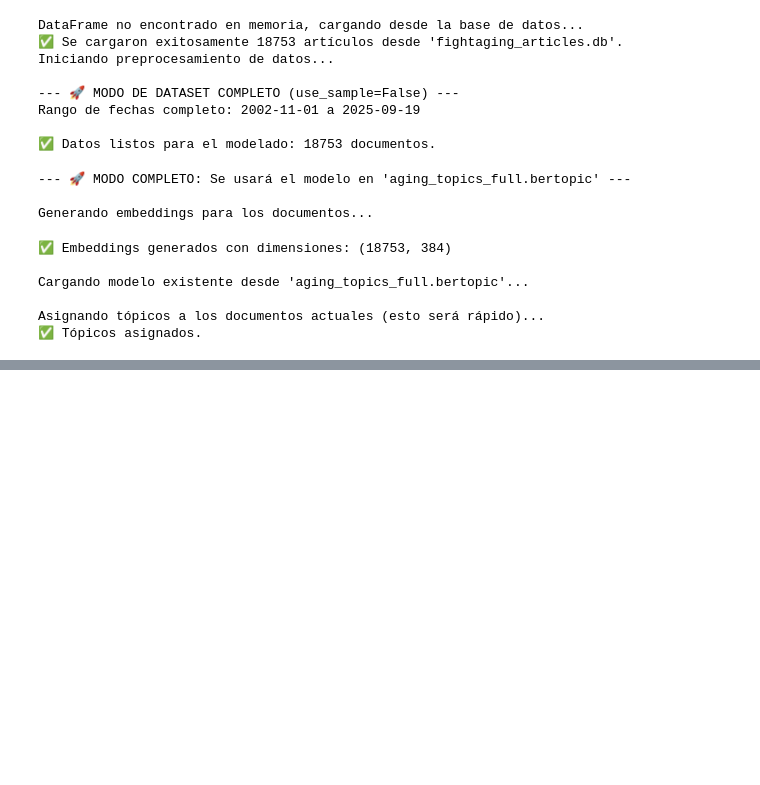
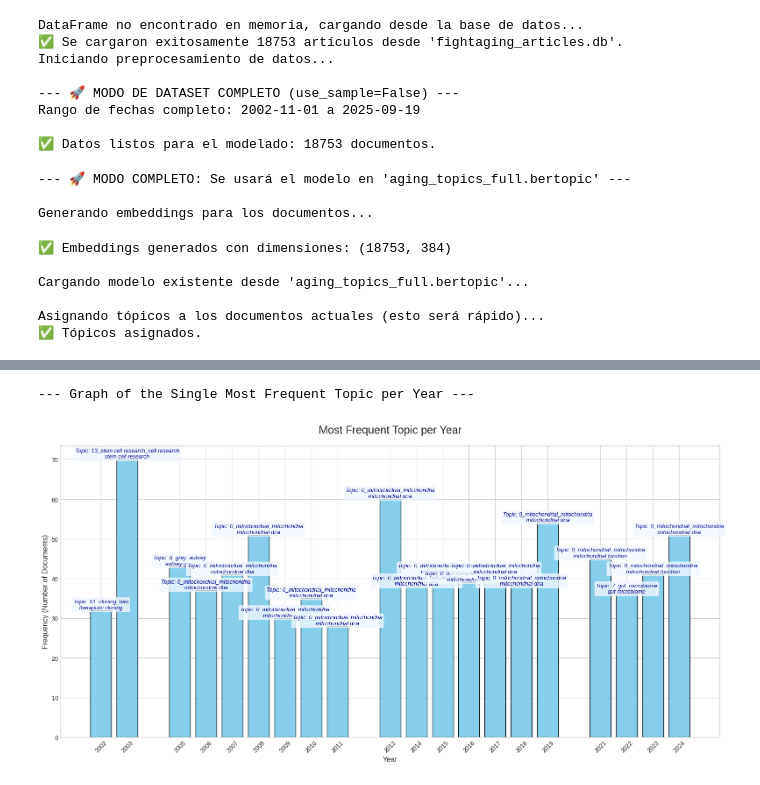
Before and after one commit to CesarPuentes/FightAgingLiteratureAnalysis, a Jupyter notebook: 4. BERT_Topic_Analysis.ipynb, the cells around one changed output, grey strips where cells are left out. Saved outputs shown, nothing was run; the diff lists cells and outputs as text; code cells hidden in the pictures; blank space fills up the shorter version.

```diff
--- a/4. BERT_Topic_Analysis.ipynb
+++ b/4. BERT_Topic_Analysis.ipynb
@@ -489,3 +553,53 @@ else:
+# %%
+# Cell 10: Graph of the Most Frequent Topic per Year
+
+# Ensure the prepared dataframe from the previous cell exists
+if 'df_ngrams_prepared' in locals():
+    # ==============================================================================
+    # --- 3. Graph the Most Frequent Topic For Each Year 📈 ---
+    # ==============================================================================
+
+    print(f"\n--- Graph of the Single Most Frequent Topic per Year ---")
+
+    # Find the single most frequent topic for each year from the prepared data
+    top_topic_per_year = df_ngrams_prepared.drop_duplicates(subset=['Year'], keep='first').reset_index(drop=True)
+
+    # Create a shortened name for cleaner plot labels
+    top_topic_per_year['Short_Name'] = top_topic_per_year['Name'].apply(lambda x: '_'.join(x.split('_')[:3]))
+
+    # Create labels for each bar using the new Short_Name and the top n-gram
+    top_topic_per_year['Plot_Label'] = top_topic_per_year.apply(
+        lambda row: f"Topic: {row['Short_Name']}\n" + '\n'.join(row['N-Grams_List'][:1]), axis=1
+    )
+
+    # Create the plot
+    plt.style.use('seaborn-v0_8-whitegrid')
+    fig, ax = plt.subplots(figsize=(16, 8))
+    bars = ax.bar(top_topic_per_year['Year'], top_topic_per_year['Frequency'], color='skyblue', edgecolor='black')
+
+    ax.set_title("Most Frequent Topic per Year", fontsize=18, pad=20)
+    ax.set_ylabel("Frequency (Number of Documents)", fontsize=12)
+    ax.set_xlabel("Year", fontsize=12)
+    ax.set_xticks(top_topic_per_year['Year'])
+    plt.xticks(rotation=45)
+
+    # Add text labels above each bar
+    for i, bar in enumerate(bars):
+        yval = bar.get_height()
+        label_text = top_topic_per_year.loc[i, 'Plot_Label']
+        if yval > 0: # Only add text if the bar has height
+            ax.text(bar.get_x() + bar.get_width()/2.0, yval, label_text,
+                    ha='center', va='bottom', fontsize=9, color='darkblue', style='italic',
+                    bbox=dict(boxstyle='round,pad=0.3', fc='aliceblue', ec='none', alpha=0.8))
+
+    plt.tight_layout()
+    plt.show()
+
+else:
+    print("The prepared dataframe ('df_ngrams_prepared') is not available. Please run the previous cells first.")
+# %% [output]
+--- Graph of the Single Most Frequent Topic per Year ---
+[figure, added]
 # %%
 # Celda 8: Reducción y Refinamiento de Tópicos
 #
```
Also changed, not shown: parts of 11 cells of this notebook, 4 other files.
